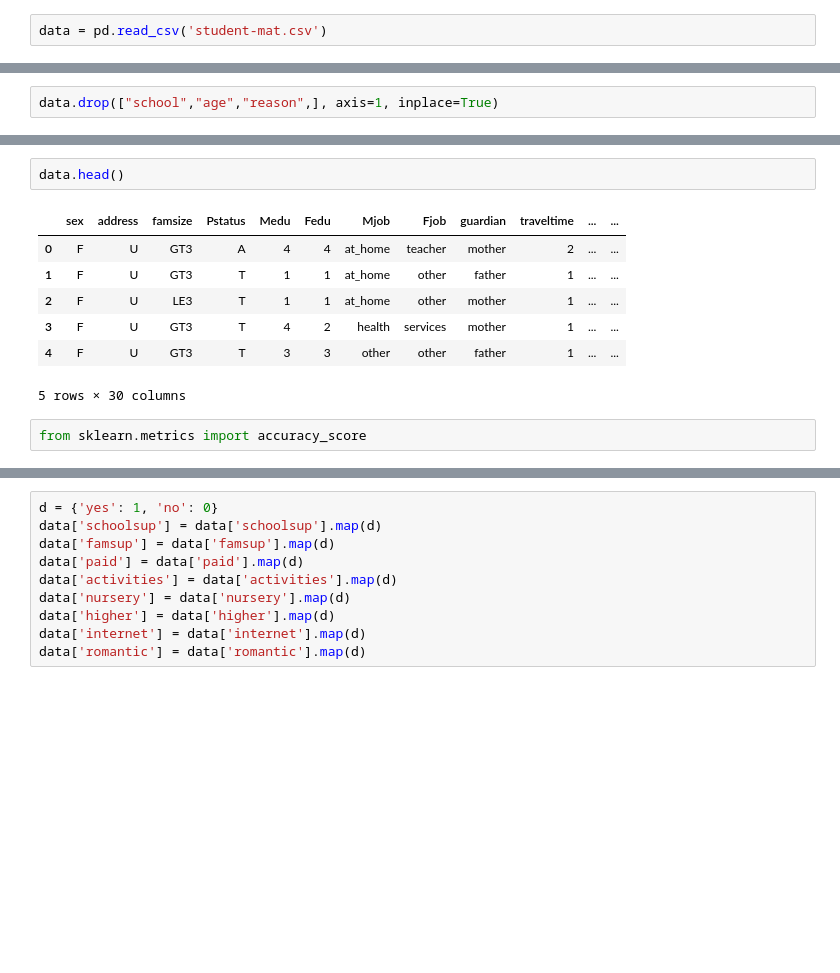
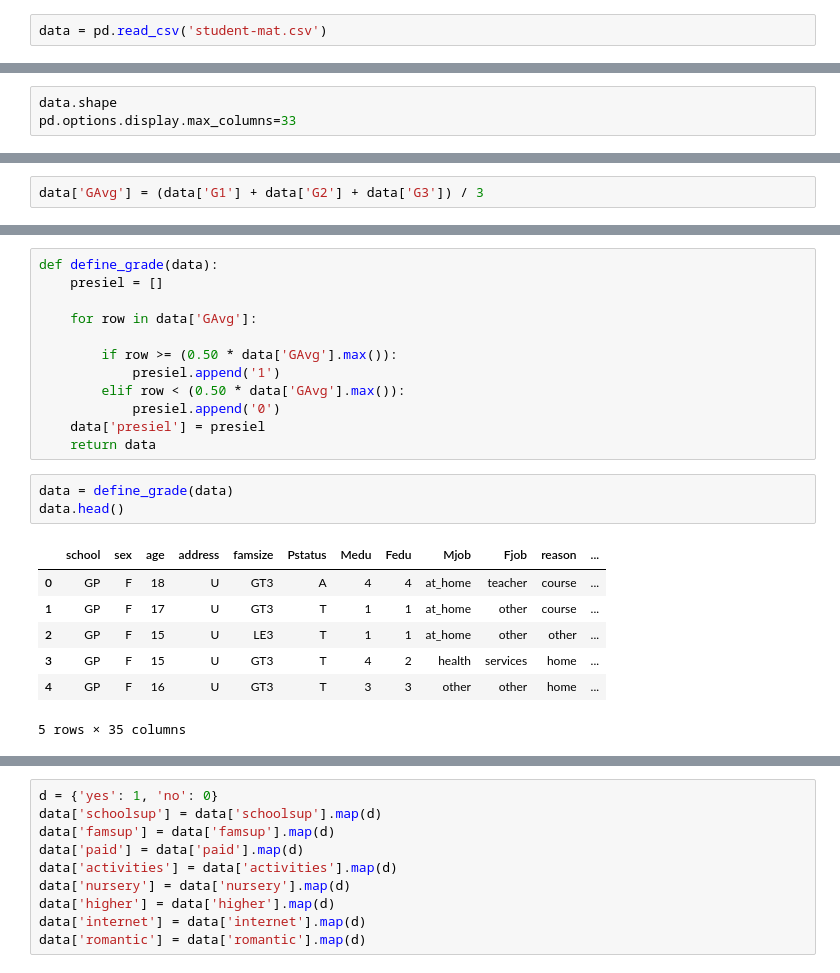
Before and after one commit to georgeob/Chladecka_NS2019, a Jupyter notebook: ziaci_znamky.ipynb, the cells around one changed output, grey strips where cells are left out. Drawn from its saved outputs; the diff is of its cells as text; blank space fills up the shorter version.

```diff
--- a/ziaci_znamky.ipynb
+++ b/ziaci_znamky.ipynb
@@ -14,3 +13,6 @@ Index(['school', 'sex', 'age', 'address', 'famsize', 'Pstatus', 'Medu', 'Fedu',
+# %%
+data.shape
+pd.options.display.max_columns=33
 # %%
 data.head()
 # %% [output]
@@ -24,2 +25,2 @@ data.head()
-# %%
-data.drop(["school","age","reason",], axis=1, inplace=True)
+# %%
+data['GAvg'] = (data['G1'] + data['G2'] + data['G3']) / 3
@@ -26,12 +35,23 @@ data.drop(["school","age","reason",], axis=1, inplace=True)
+# %%
+def define_grade(data):
+    presiel = []
+
+    for row in data['GAvg']:
+
+        if row >= (0.50 * data['GAvg'].max()):
+            presiel.append('1')
+        elif row < (0.50 * data['GAvg'].max()):
+            presiel.append('0')
+    data['presiel'] = presiel
+    return data
 # %%
+data = define_grade(data)
 data.head()
 # %% [output]
-|  | sex | address | famsize | Pstatus | Medu | Fedu | Mjob | Fjob | guardian | traveltime | ... | ... |
-| 0 | F | U | GT3 | A | 4 | 4 | at_home | teacher | mother | 2 | ... | ... |
-| 1 | F | U | GT3 | T | 1 | 1 | at_home | other | father | 1 | ... | ... |
-| 2 | F | U | LE3 | T | 1 | 1 | at_home | other | mother | 1 | ... | ... |
-| 3 | F | U | GT3 | T | 4 | 2 | health | services | mother | 1 | ... | ... |
-| 4 | F | U | GT3 | T | 3 | 3 | other | other | father | 1 | ... | ... |
+|  | school | sex | age | address | famsize | Pstatus | Medu | Fedu | Mjob | Fjob | reason | ... |
+| 0 | GP | F | 18 | U | GT3 | A | 4 | 4 | at_home | teacher | course | ... |
+| 1 | GP | F | 17 | U | GT3 | T | 1 | 1 | at_home | other | course | ... |
+| 2 | GP | F | 15 | U | LE3 | T | 1 | 1 | at_home | other | other | ... |
+| 3 | GP | F | 15 | U | GT3 | T | 4 | 2 | health | services | home | ... |
+| 4 | GP | F | 16 | U | GT3 | T | 3 | 3 | other | other | home | ... |
-5 rows × 30 columns
+5 rows × 35 columns
-# %%
-from sklearn.metrics import accuracy_score
```
Also changed, not shown: parts of 25 cells of this notebook.
